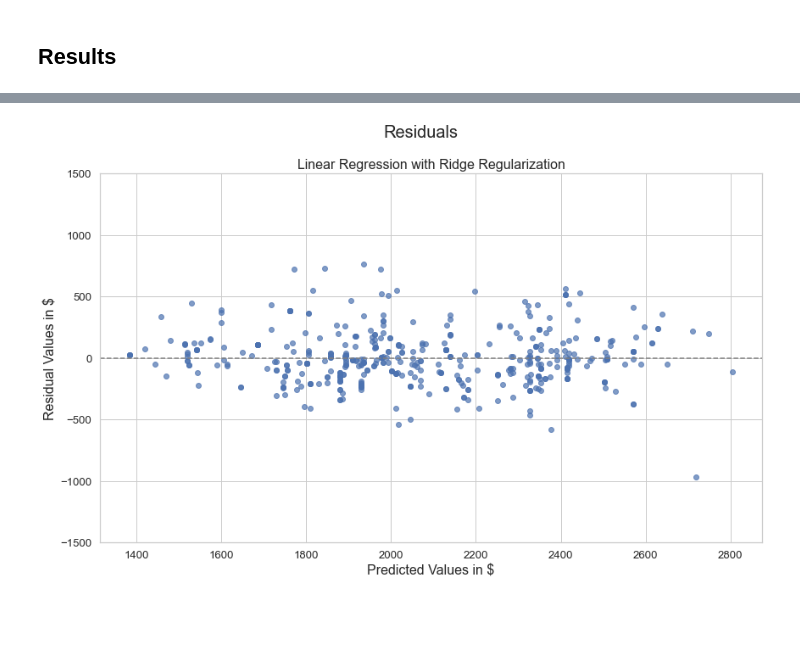
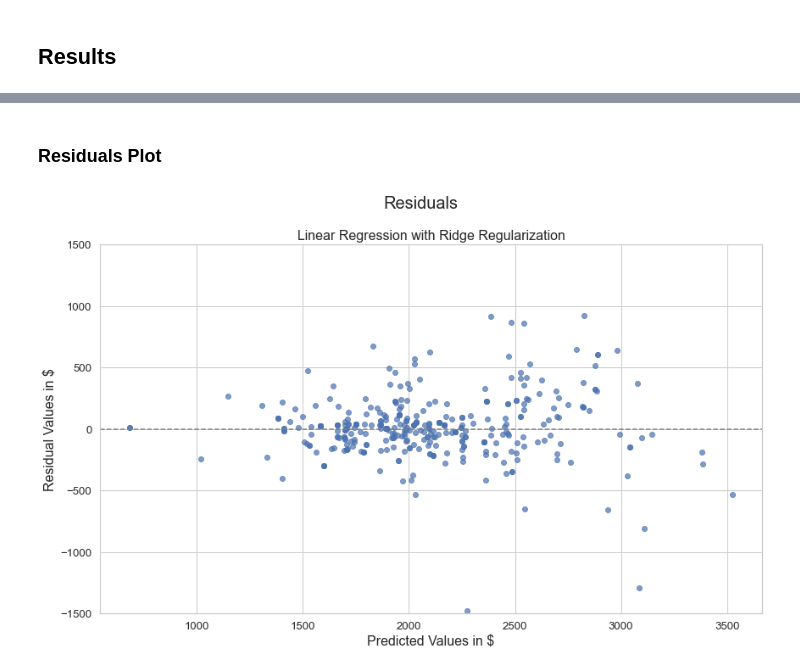
Before and after one commit to kasteway/Linear-Regression-Property-Rental-Prices-, a Jupyter notebook: Final Model.ipynb, the cells around one changed output, grey strips where cells are left out. Cells and saved outputs as stored; diff of their text form; code cells hidden in the pictures; blank space fills up the shorter version.

```diff
--- a/Final Model.ipynb
+++ b/Final Model.ipynb
@@ -17,2 +19,2 @@ sns.set(context='notebook', style='whitegrid', font_scale=1.2)
 # %%
-rentals = pd.read_csv('formated_OutlierFixed.csv')
+rentals = pd.read_csv('TODAYformated_OutlierFixed.csv')
@@ -49,0 +21,3 @@ rentals.head()
+# %%
+rentals = pd.get_dummies(rentals, drop_first=True)
+rentals.info()
@@ -50,5 +42,5 @@ rentals.head()
 # %%
-X, y = rentals.drop(['Price', 'Log_Price', 'No_Park', 'No_Smoke', 'Pets'],axis=1), rentals['Price']
+X, y = rentals.drop(['Price', 'No_Smoke', 'No_Park'],axis=1), rentals['Price']
 
 
 X, X_test, y, y_test = train_test_split(X, y, test_size=.2, random_state=9)
@@ -210,14 +223,18 @@ residual2 = (y_test - residuals)
+# %% [markdown]
+### Residuals Plot
+# %%
+rid_residual = (y_test - rid_predict)
 # %%
 plt.figure(figsize=(14, 8))
-plt.scatter(residuals, residual2, alpha=.7)
+plt.scatter(rid_predict, rid_residual, alpha=.7)
 
 plt.axhline(0, linestyle='--', color='grey')
 plt.suptitle('Residuals', fontsize=20, fontname='Arial')
 plt.title('Linear Regression with Ridge Regularization', fontsize=16, fontname='Arial')
 plt.ylim(-1500, 1500)
 plt.xlabel('Predicted Values in $', fontsize=16, fontname='Arial')
 plt.ylabel('Residual Values in $', fontsize=16, fontname='Arial');
 
 plt.savefig('Residuals_Ridge.png')
 # %% [output]
-[figure, old version]
+[figure, new version]
```
Also changed, not shown: parts of 26 cells of this notebook.
